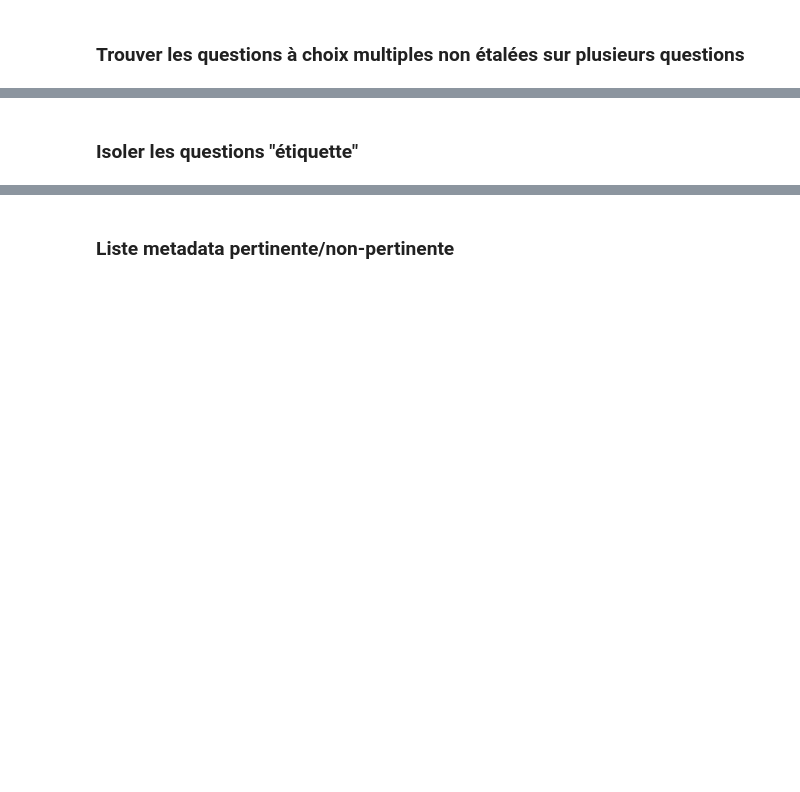
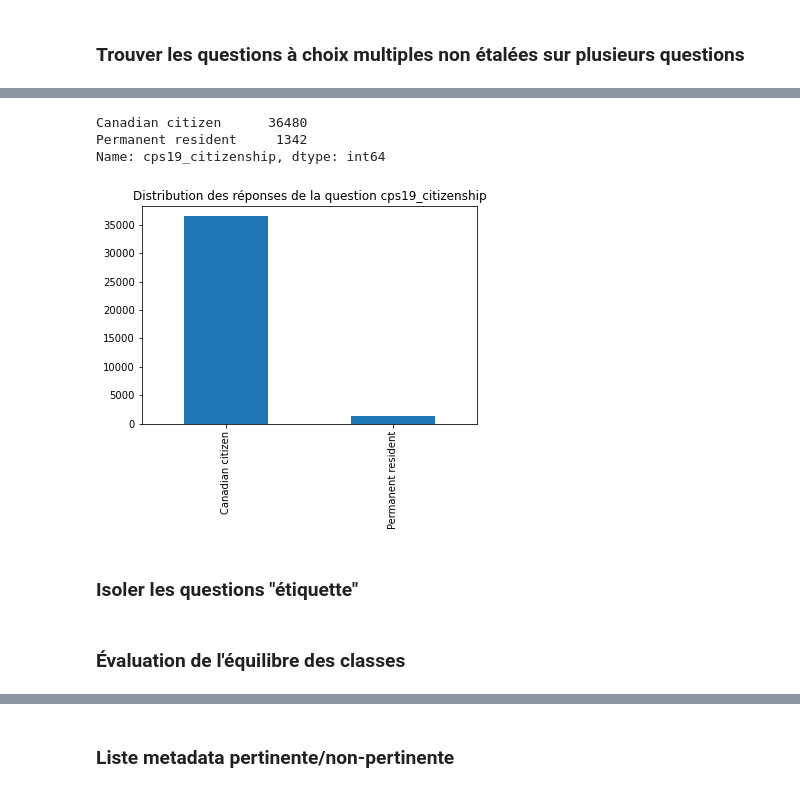
Before and after one commit to n0aaz/Projet_GLO-7027, a Jupyter notebook: traitementDonnees.ipynb, the cells around one changed output, grey strips where cells are left out. Drawn from its saved outputs; the diff is of its cells as text; code cells hidden in the pictures; blank space fills up the shorter version.

```diff
--- a/traitementDonnees.ipynb
+++ b/traitementDonnees.ipynb
@@ -100,9 +155,16 @@ get_normalized_ordinal_question_answers(df, answer_order_dic, question_of_intere
 # %%
 col_of_interest = "cps19_citizenship"
 print(df[col_of_interest].value_counts())
-plot_column_values(col_of_interest)
+util.plot_column_values(df, col_of_interest)
+# %% [output]
+Canadian citizen      36480
+Permanent resident     1342
+Name: cps19_citizenship, dtype: int64
+[figure, added]
 # %% [markdown]
 ### Isoler les questions "étiquette"
 # %%
 label_questions = ['cps19_votechoice', 'cps19_votechoice_pr', 'cps19_vote_unlikely', 'cps19_vote_unlike_pr', 'cps19_v_advance']
 label_detail_questions = ['cps19_votechoice_7_TEXT', 'cps19_votechoice_pr_7_TEXT', 'cps19_vote_unlikely_7_TEXT', 'cps19_vote_unlike_pr_7_TEXT', 'cps19_v_advance_7_TEXT', 'cps19_vote_lean', 'cps19_vote_lean_7_TEXT', 'cps19_vote_lean_pr', 'cps19_vote_lean_pr_7_TEXT', 'cps19_2nd_choice', 'cps19_2nd_choice_7_TEXT', 'cps19_2nd_choice_pr', 'cps19_2nd_choice_pr_7_TEXT', 'cps19_not_vote_for_1', 'cps19_not_vote_for_2', 'cps19_not_vote_for_3', 'cps19_not_vote_for_4', 'cps19_not_vote_for_5', 'cps19_not_vote_for_6', 'cps19_not_vote_for_7', 'cps19_not_vote_for_8', 'cps19_not_vote_for_9', 'cps19_not_vote_for_7_TEXT']
+# %% [markdown]
+### Évaluation de l'équilibre des classes
```
Also changed, not shown: parts of 9 cells of this notebook, 1 other file.
